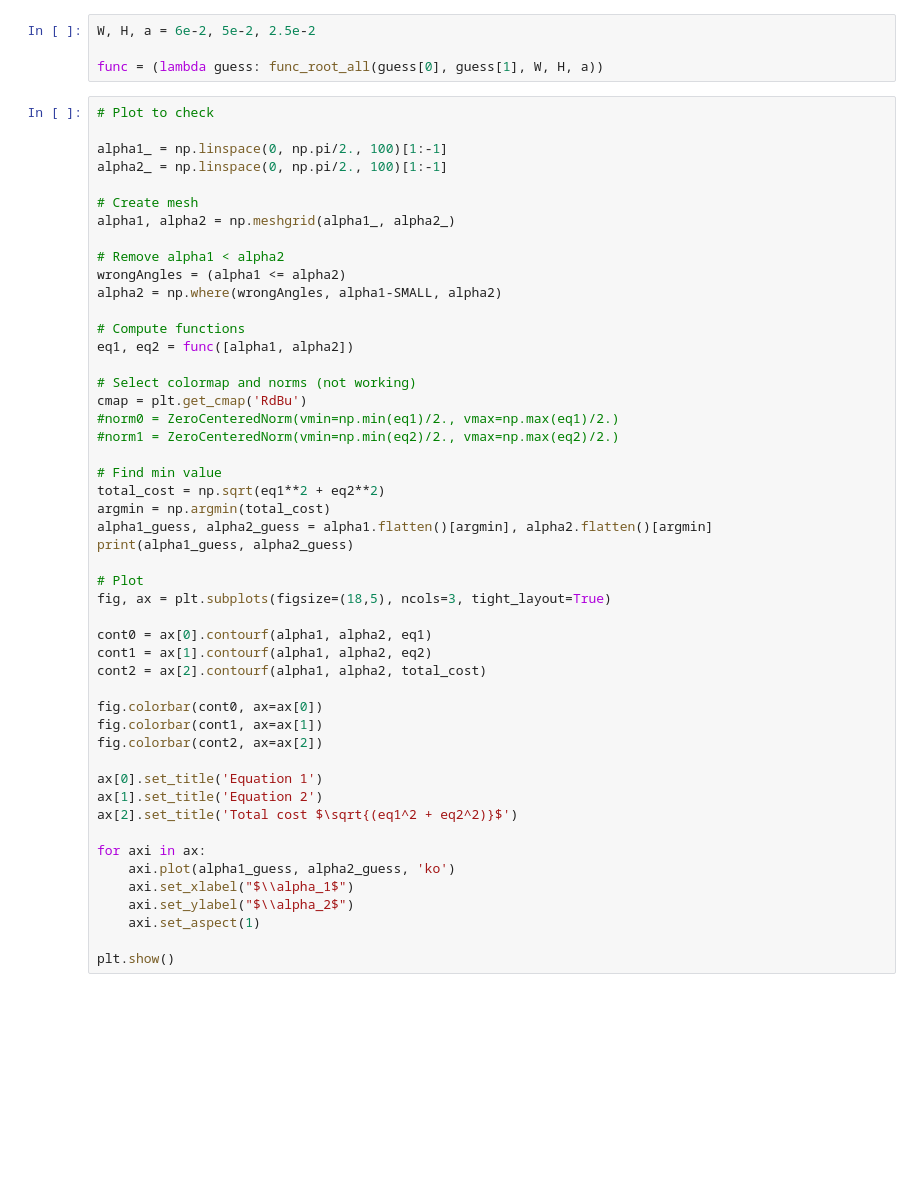
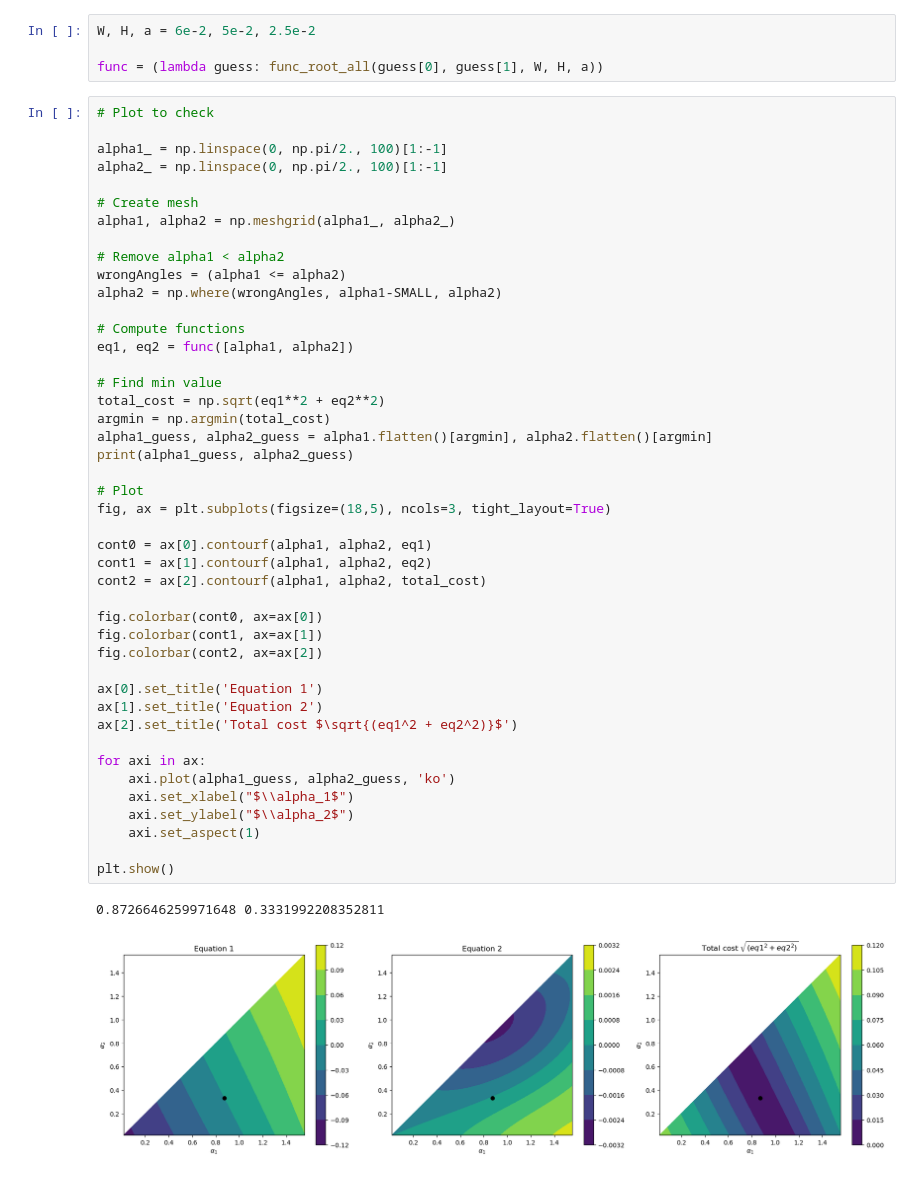
Before and after one commit to AlexandreTlili/Fracture_dAlembert, a Jupyter notebook: code/compute_flexion.ipynb, the cells around one changed output. Saved outputs shown, nothing was run; the diff lists cells and outputs as text; blank space fills up the shorter version.

```diff
--- a/code/compute_flexion.ipynb
+++ b/code/compute_flexion.ipynb
@@ -564,40 +544,38 @@ alpha2 = np.where(wrongAngles, alpha1-SMALL, alpha2)
 
 # Compute functions
 eq1, eq2 = func([alpha1, alpha2])
-
-# Select colormap and norms (not working)
-cmap = plt.get_cmap('RdBu')
-#norm0 = ZeroCenteredNorm(vmin=np.min(eq1)/2., vmax=np.max(eq1)/2.)
-#norm1 = ZeroCenteredNorm(vmin=np.min(eq2)/2., vmax=np.max(eq2)/2.)
 
 # Find min value
 total_cost = np.sqrt(eq1**2 + eq2**2)
 argmin = np.argmin(total_cost)
 alpha1_guess, alpha2_guess = alpha1.flatten()[argmin], alpha2.flatten()[argmin]
 print(alpha1_guess, alpha2_guess)
 
 # Plot
 fig, ax = plt.subplots(figsize=(18,5), ncols=3, tight_layout=True)
 
 cont0 = ax[0].contourf(alpha1, alpha2, eq1)
 cont1 = ax[1].contourf(alpha1, alpha2, eq2)
 cont2 = ax[2].contourf(alpha1, alpha2, total_cost)
 
 fig.colorbar(cont0, ax=ax[0])
 fig.colorbar(cont1, ax=ax[1])
 fig.colorbar(cont2, ax=ax[2])
 
 ax[0].set_title('Equation 1')
 ax[1].set_title('Equation 2')
 ax[2].set_title('Total cost $\sqrt{(eq1^2 + eq2^2)}$')
 
 for axi in ax:
     axi.plot(alpha1_guess, alpha2_guess, 'ko')
     axi.set_xlabel("$\\alpha_1$")
     axi.set_ylabel("$\\alpha_2$")
     axi.set_aspect(1)
 
 plt.show()
+# %% [output]
+0.8726646259971648 0.3331992208352811
+[figure, added]
 # %%
 # Sample to gess
 
```
Also changed, not shown: parts of 13 cells of this notebook.
